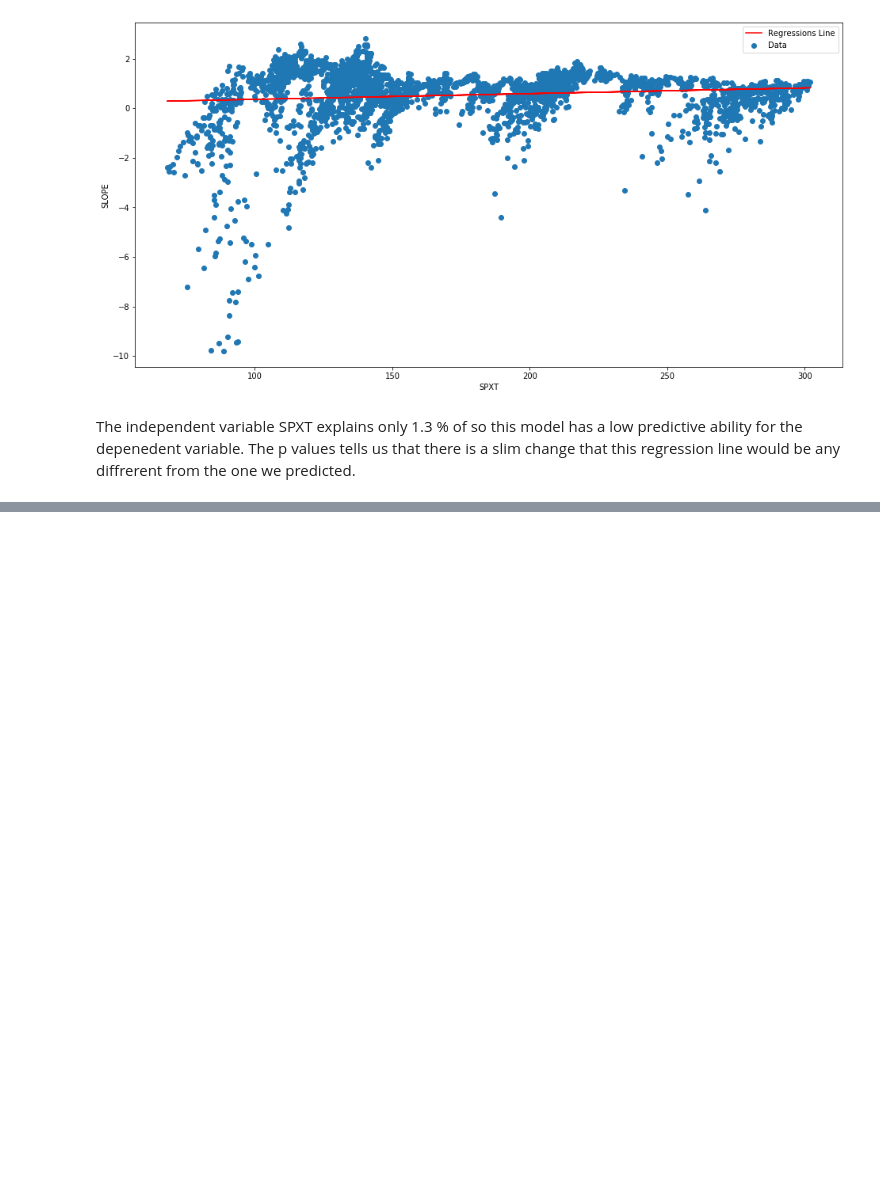
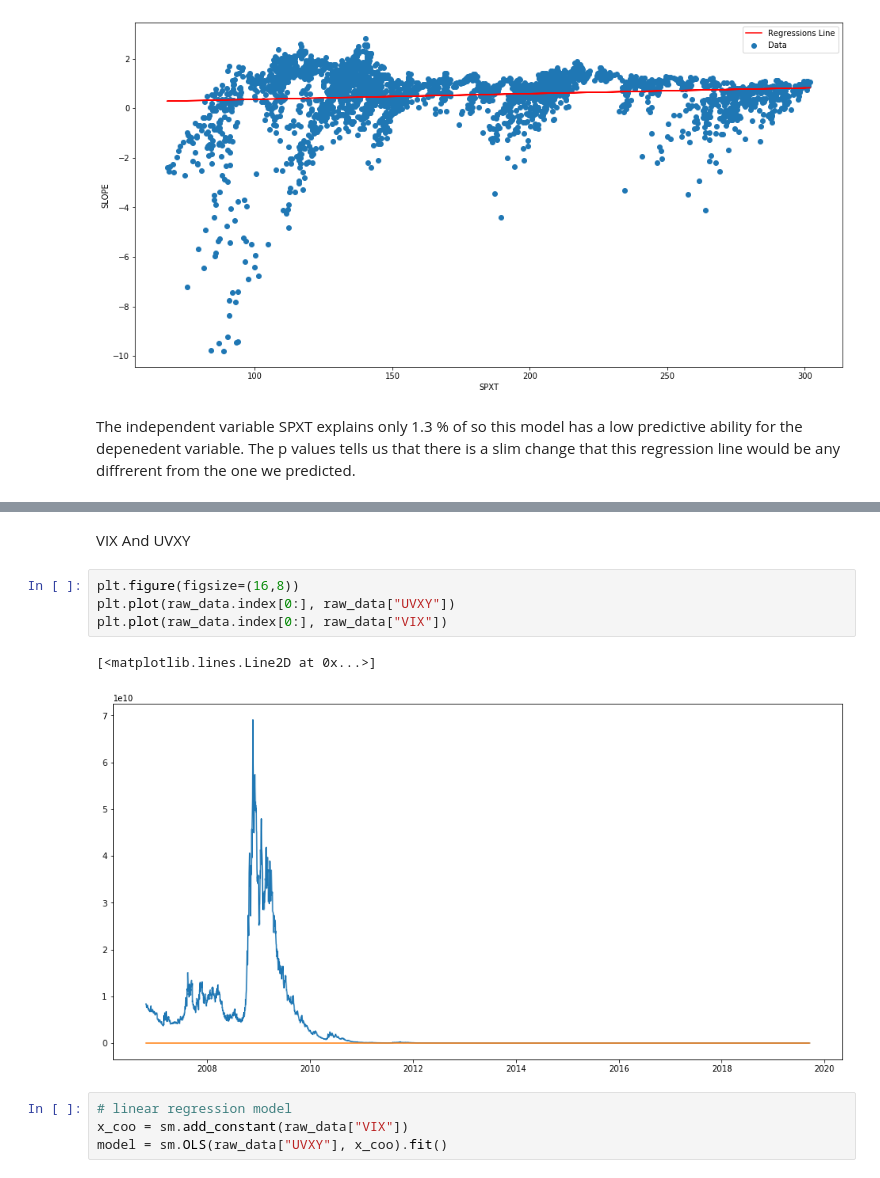
Before and after one commit to Berkat0789/Data_Analysis, a Jupyter notebook: Vix Analysis.ipynb, the cells around one changed output, grey strips where cells are left out. Saved outputs shown, nothing was run; the diff lists cells and outputs as text; blank space fills up the shorter version.

```diff
--- a/Vix Analysis.ipynb
+++ b/Vix Analysis.ipynb
@@ -170,0 +267,13 @@ plt.show()
+# %% [markdown]
+VIX And UVXY
+# %%
+plt.figure(figsize=(16,8))
+plt.plot(raw_data.index[0:], raw_data["UVXY"])
+plt.plot(raw_data.index[0:], raw_data["VIX"])
+# %% [output]
+[<matplotlib.lines.Line2D at 0x...>]
+[figure, added]
+# %%
+# linear regression model
+x_coo = sm.add_constant(raw_data["VIX"])
+model = sm.OLS(raw_data["UVXY"], x_coo).fit()
```
Also changed, not shown: parts of 15 cells of this notebook.
